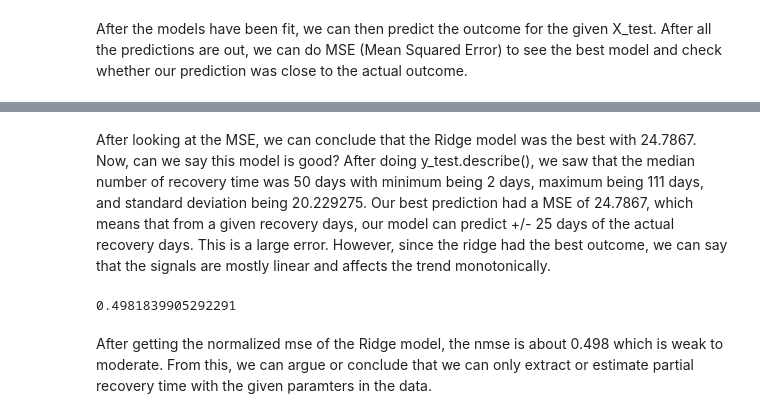
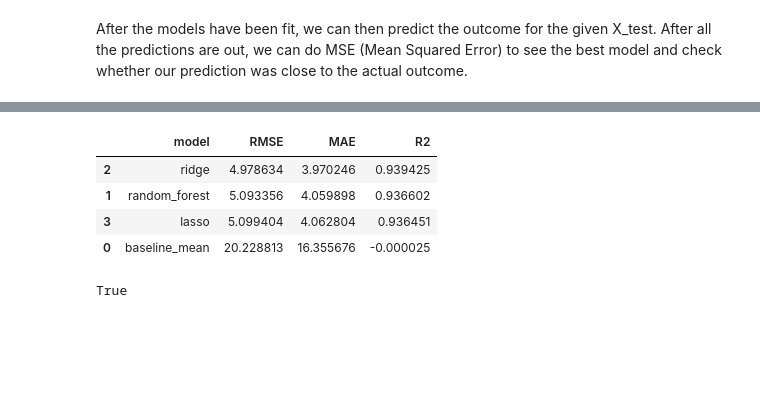
Before and after one commit to UCB-stat-159-f25/final-group20, a Jupyter notebook: ml.ipynb, the cells around one changed output, grey strips where cells are left out. Cells and saved outputs as stored; diff of their text form; code cells hidden in the pictures; blank space fills up the shorter version.

Commit message:
Finalize ML pipeline and save evaluation metrics

```diff
--- a/ml.ipynb
+++ b/ml.ipynb
@@ -42,8 +37,9 @@ How many countries? 20
 # %% [markdown]
 From looking at the data, the data is not orgainzied, so let's first orgainze the data by time. Then, let's split the data for train data and test data. Since we the date starts from 2018 January to 2024 December, we can set train data from 2018 January to 2022 December and set test data from 2023 January to 2024 December.
 # %%
-df.sort_values(by=['date'], inplace=True)
 df['date'] = pd.to_datetime(df['date'])
+df.sort_values(by='date', inplace=True)
+
 train = df[df['date'] <= "2022-12-31"].copy()
 test  = df[df['date'] >= "2023-01-01"].copy()
 # %% [markdown]
@@ -69,8 +65,19 @@ X_test  = test.drop(columns=['recovery_days'])
 # %% [markdown]
 After that is done, we can create lists of num_features and cat_features, where we are going to use these lists of data and preprocess the data using Standard Scalar and One Hot Encoder. This allow us to automatically encode and scale the data.
 # %%
-num_features = ['severity_index', 'response_time_hours', 'response_efficiency_score', 'latitude', 'longitude', 'casualties','economic_loss_usd','aid_amount_usd', 'year', 'month']
-cat_features = ['country', 'disaster_type']
+num_features = [
+    "severity_index",
+    "casualties",
+    "economic_loss_usd",
+    "response_time_hours",
+    "aid_amount_usd",
+    "response_efficiency_score",
+    "latitude",
+    "longitude",
+    "year",
+    "month",
+]
+cat_features = ["country", "disaster_type"]
 # %%
 preprocessor = ColumnTransformer(transformers=[('num', StandardScaler(), num_features), ('cat', OneHotEncoder(handle_unknown='ignore'), cat_features)])
 # %% [markdown]
@@ -130,9 +117,45 @@ Name: recovery_days, dtype: float64
-# %% [markdown]
-After looking at the MSE, we can conclude that the Ridge model was the best with 24.7867. Now, can we say this model is good? After doing y_test.describe(), we saw that the median number of recovery time was 50 days with minimum being 2 days, maximum being 111 days, and standard deviation being 20.229275. Our best prediction had a MSE of 24.7867, which means that from a given recovery days, our model can predict +/- 25 days of the actual recovery days. This is a large error. However, since the ridge had the best outcome, we can say that the signals are mostly linear and affects the trend monotonically.
-# %%
-nmse = mse_ridge / y_test.mean()
-print(nmse)
-# %% [output]
-0.4981839905292291
-# %% [markdown]
-After getting the normalized mse of the Ridge model, the nmse is about 0.498 which is weak to moderate. From this, we can argue or conclude that we can only extract or estimate partial recovery time with the given paramters in the data.
+# %%
+import numpy as np
+import pandas as pd
+from pathlib import Path
+from sklearn.metrics import mean_squared_error, mean_absolute_error, r2_score
+
+preds_random_forest = random_forest_model.predict(X_test)
+preds_ridge = ridge_model.predict(X_test)
+preds_lasso = lasso_model.predict(X_test)
+
+baseline_pred = np.full(len(y_test), y_train.mean())
+
+def rmse(y_true, y_pred):
+    return np.sqrt(mean_squared_error(y_true, y_pred))
+
+def metrics_row(model_name, y_true, y_pred):
+    return {
+        "model": model_name,
+        "RMSE": rmse(y_true, y_pred),
+        "MAE": mean_absolute_error(y_true, y_pred),
+        "R2": r2_score(y_true, y_pred),
+    }
+
+results = pd.DataFrame([
+    metrics_row("baseline_mean", y_test, baseline_pred),
+    metrics_row("random_forest", y_test, preds_random_forest),
+    metrics_row("ridge", y_test, preds_ridge),
+    metrics_row("lasso", y_test, preds_lasso),
+]).sort_values("RMSE")
+
+Path("outputs/ml").mkdir(parents=True, exist_ok=True)
+results.to_csv("outputs/ml/metrics.csv", index=False)
+
+results
+# %% [output]
+|  | model | RMSE | MAE | R2 |
+| 2 | ridge | 4.978634 | 3.970246 | 0.939425 |
+| 1 | random_forest | 5.093356 | 4.059898 | 0.936602 |
+| 3 | lasso | 5.099404 | 4.062804 | 0.936451 |
+| 0 | baseline_mean | 20.228813 | 16.355676 | -0.000025 |
+# %%
+from pathlib import Path
+Path("outputs/ml/metrics.csv").exists()
+# %% [output]
+True
```
Also changed, not shown: parts of 6 cells of this notebook, 2 other files.
